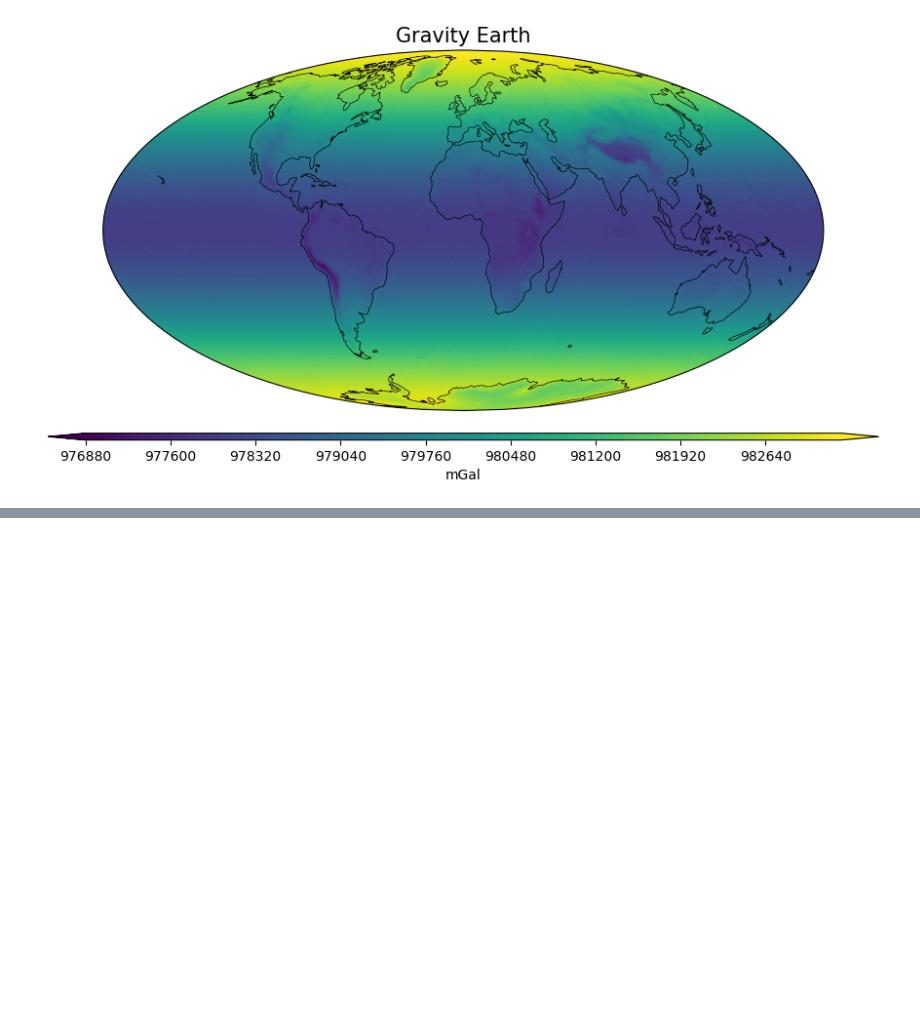
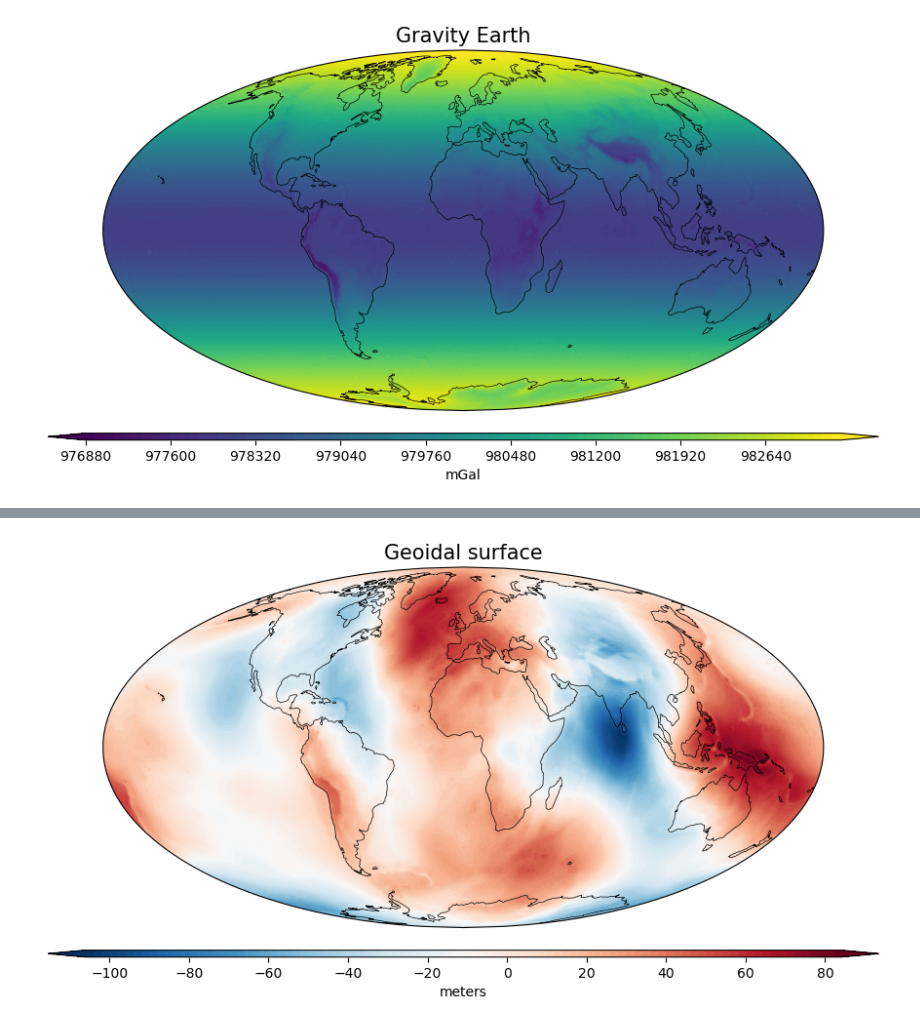
Before and after one commit to andrelreis/geofisica1, a Jupyter notebook: code/2. gravity_earth/gravidade_real.ipynb, the cells around one changed output, grey strips where cells are left out. Cells and saved outputs as stored; diff of their text form; code cells hidden in the pictures; blank space fills up the shorter version.

```diff
--- a/code/2. gravity_earth/gravidade_real.ipynb
+++ b/code/2. gravity_earth/gravidade_real.ipynb
@@ -30,2 +31,3 @@ fname = 'dataset/earth_gravity_XGM2019e.gdf'
 # %%
-data = hm.load_icgem_gdf(fname)
+fname = 'dataset/geoid_XGM2019e.gdf'
+geoid = hm.load_icgem_gdf(fname)
@@ -55,6 +37,7 @@ Attributes: (12/32)
 lat = data.latitude
 lon = data.longitude
 gravity = data.gravity_earth
+geoidal_height = geoid.geoid
 # %% [markdown]
 ### Campo de gravidade para o mundo inteiro
 # %%
@@ -74,0 +62,15 @@ plt.show()
+# %%
+fig = plt.figure(figsize=(11,6))
+
+ax = fig.add_subplot(projection=ccrs.Mollweide())
+ax.coastlines(linewidth=0.5)
+ax.set_global()
+ax.set_title('Geoidal surface',fontsize=15)
+cmap = ax.contourf(lon,lat,geoidal_height,100,transform=ccrs.PlateCarree(),cmap='RdBu_r',extend='both')
+cbar = fig.colorbar(cmap,orientation='horizontal',pad=0.05,aspect=120,spacing='uniform',ax=ax)
+cbar.set_label('meters',fontsize=10)
+
+plt.savefig('images/geoidal_surface.png',dpi=200,bbox_inches='tight')
+plt.show()
+# %% [output]
+[figure, added]
```
Also changed, not shown: parts of 3 cells of this notebook, 10 other files.
